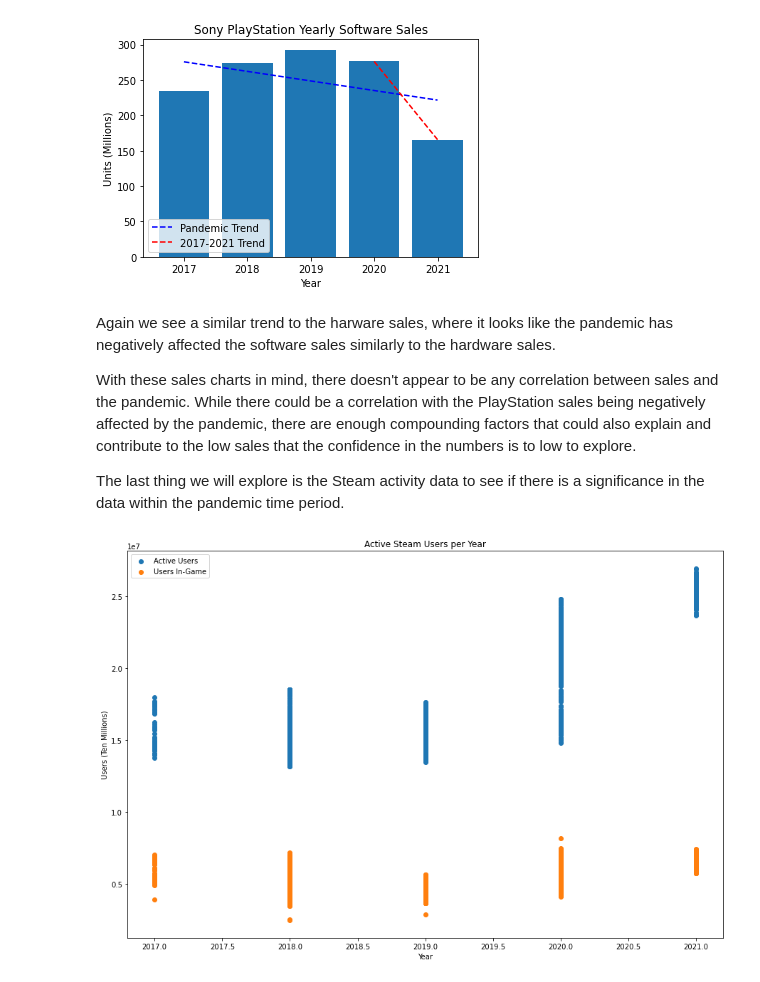
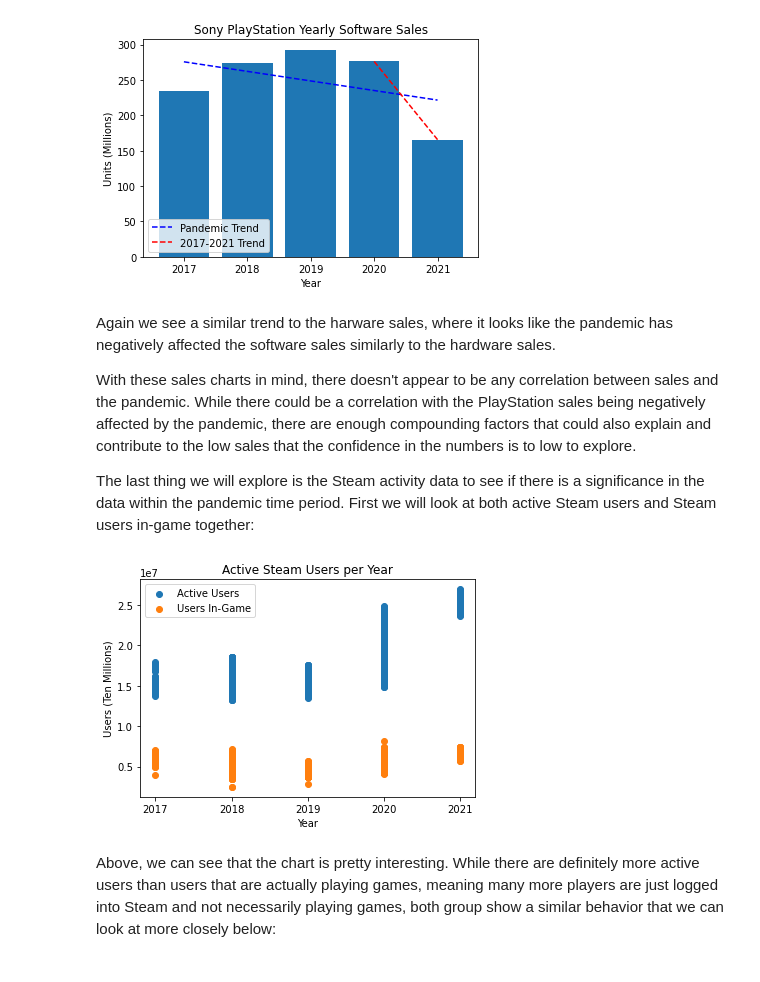
Before and after one commit to codenobacon4u/cmsc320-final-pandemic-gaming, a Jupyter notebook: FinalTutorial.ipynb, the cells around one changed output. Saved outputs shown, nothing was run; the diff lists cells and outputs as text; code cells hidden in the pictures.

Commit message:
Updated with most of the hypothesis testing graphs

```diff
--- a/FinalTutorial.ipynb
+++ b/FinalTutorial.ipynb
@@ -234,7 +235,7 @@ For the steam data, we can't to the same manipulations to organize the data simi
 # Convert the DateTime to actual DateTime objects
 steam['DateTime'] = pd.to_datetime(steam['DateTime'], infer_datetime_format=True)
 # Extract the year for each row into its own column
-steam['Year'] = [int(date.year) for date in steam['DateTime']]
+steam['Year'] = [str(date.year) for date in steam['DateTime']]
 
 display(steam)
 # %% [output]
@@ -351,16 +352,18 @@ Again we see a similar trend to the harware sales, where it looks like the pande
 
 With these sales charts in mind, there doesn't appear to be any correlation between sales and the pandemic. While there could be a correlation with the PlayStation sales being negatively affected by the pandemic, there are enough compounding factors that could also explain and contribute to the low sales that the confidence in the numbers is to low to explore.
 
-The last thing we will explore is the Steam activity data to see if there is a significance in the data within the pandemic time period.
+The last thing we will explore is the Steam activity data to see if there is a significance in the data within the pandemic time period. First we will look at both active Steam users and Steam users in-game together:
 # %%
-plt.figure(figsize=(15,10))
+plt.tick_params(axis='x', which='minor', bottom=False, labelbottom=False)
 plt.scatter(steam['Year'], steam['Users'], label='Active Users')
 plt.scatter(steam['Year'], steam['In-Game'], label='Users In-Game')
 plt.title('Active Steam Users per Year')
 plt.legend()
 plt.xlabel('Year')
 plt.ylabel('Users (Ten Millions)')
 plt.show()
 # %% [output]
-[figure, old version]
+[figure, new version]
+# %% [markdown]
+Above, we can see that the chart is pretty interesting. While there are definitely more active users than users that are actually playing games, meaning many more players are just logged into Steam and not necessarily playing games, both group show a similar behavior that we can look at more closely below:
 # %%
```
Also changed, not shown: parts of 13 cells of this notebook, 1 other file.
